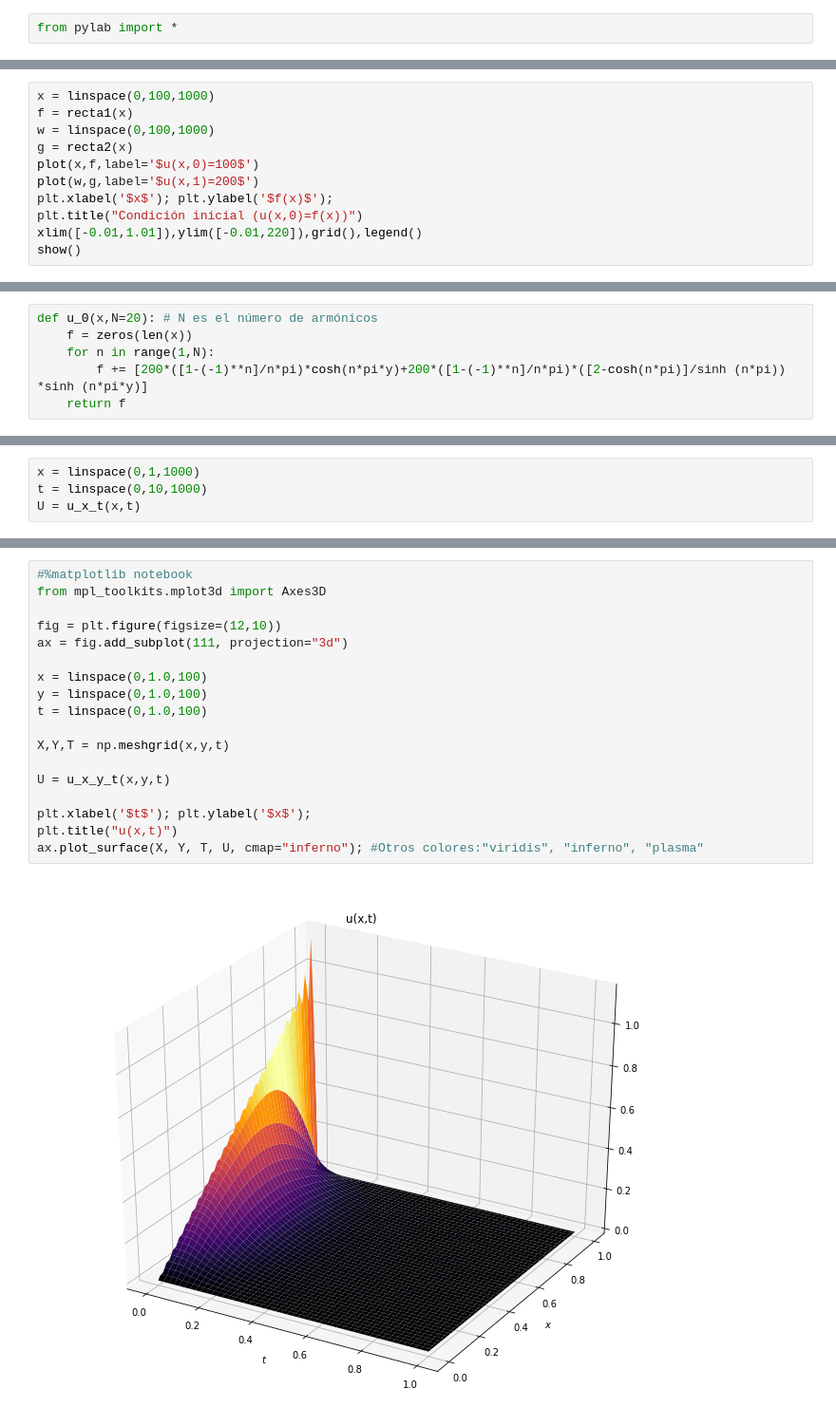
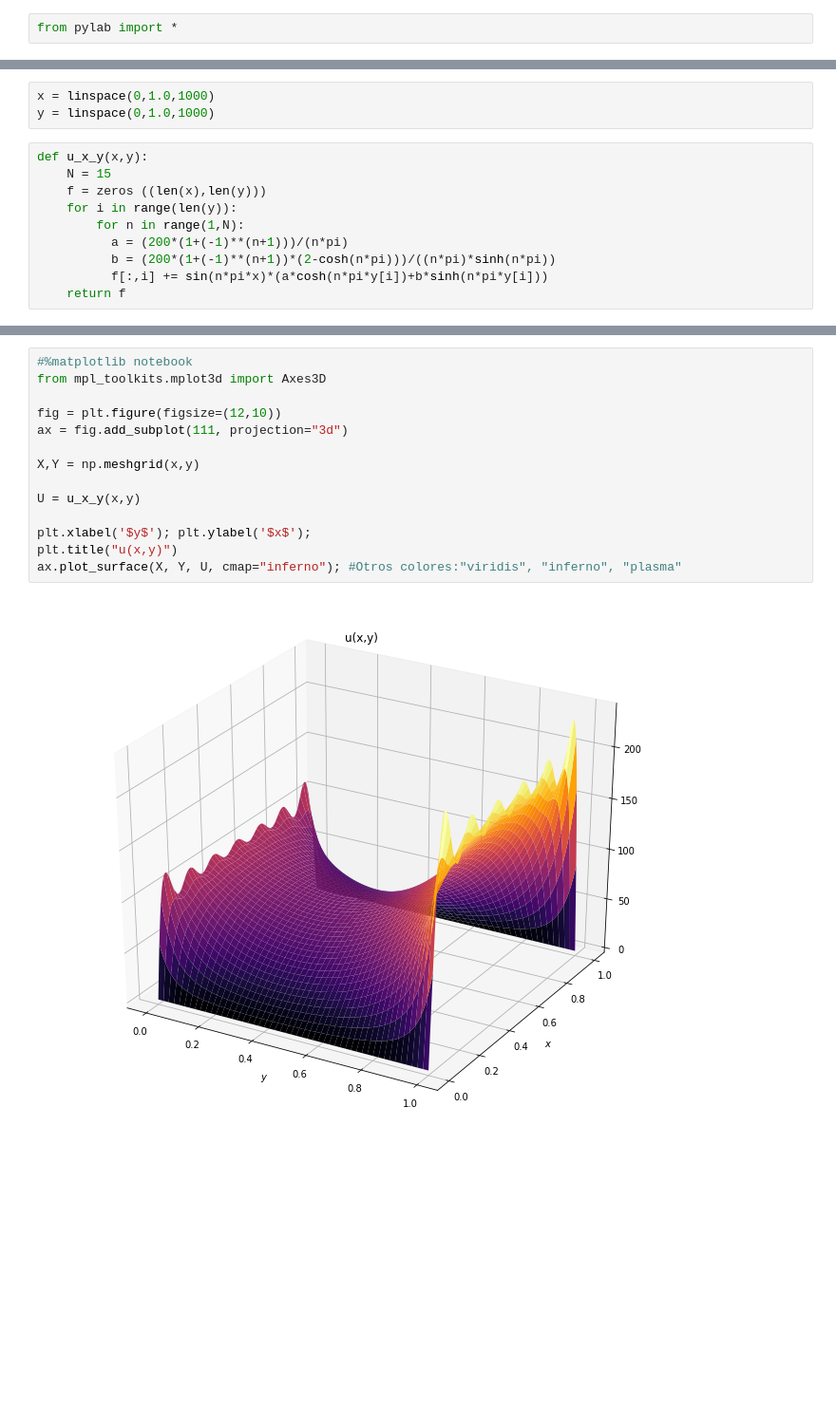
Before and after one commit to Alansanchez19/Ejercicios-Edp, a Jupyter notebook: Ejercicio_a).ipynb, the cells around one changed output, grey strips where cells are left out. Shown at 95% size. Drawn from its saved outputs; the diff is of its cells as text; blank space fills up the shorter version.

```diff
--- a/Ejercicio_a).ipynb
+++ b/Ejercicio_a).ipynb
@@ -34,11 +23,0 @@ def recta2(x):
-# %%
-x = linspace(0,100,1000)
-f = recta1(x)
-w = linspace(0,100,1000)
-g = recta2(x)
-plot(x,f,label='$u(x,0)=100$')
-plot(w,g,label='$u(x,1)=200$')
-plt.xlabel('$x$'); plt.ylabel('$f(x)$');
-plt.title("Condición inicial (u(x,0)=f(x))")
-xlim([-0.01,1.01]),ylim([-0.01,220]),grid(),legend()
-show()
@@ -49,6 +24,13 @@ Usamos una serie de Fourier para aproximar la condición inicial $u(x,0)=100$ y
+# %%
+x = linspace(0,1.0,1000)
+y = linspace(0,1.0,1000)
 # %%
-def u_0(x,N=20): # N es el número de armónicos
-    f = zeros(len(x))
-    for n in range(1,N):
-        f += [200*([1-(-1)**n]/n*pi)*cosh(n*pi*y)+200*([1-(-1)**n]/n*pi)*([2-cosh(n*pi)]/sinh (n*pi)) *sinh (n*pi*y)]
+def u_x_y(x,y):
+    N = 15
+    f = zeros ((len(x),len(y)))
+    for i in range(len(y)):
+        for n in range(1,N):
+          a = (200*(1+(-1)**(n+1)))/(n*pi)
+          b = (200*(1+(-1)**(n+1))*(2-cosh(n*pi)))/((n*pi)*sinh(n*pi))
+          f[:,i] += sin(n*pi*x)*(a*cosh(n*pi*y[i])+b*sinh(n*pi*y[i]))
     return f
@@ -111,4 +36,0 @@ def u_x_t(x,t,N=50):
-# %%
-x = linspace(0,1,1000)
-t = linspace(0,10,1000)
-U = u_x_t(x,t)
@@ -142,20 +39,16 @@ Y podemos ver esto en una gráfica en 3D.
 # %%
 #%matplotlib notebook
 from mpl_toolkits.mplot3d import Axes3D
 
 fig = plt.figure(figsize=(12,10))
 ax = fig.add_subplot(111, projection="3d")
 
-x = linspace(0,1.0,100)
-y = linspace(0,1.0,100)
-t = linspace(0,1.0,100)
+X,Y = np.meshgrid(x,y)
 
-X,Y,T = np.meshgrid(x,y,t)
+U = u_x_y(x,y)
 
-U = u_x_y_t(x,y,t)
-
-plt.xlabel('$t$'); plt.ylabel('$x$');
-plt.title("u(x,t)")
-ax.plot_surface(X, Y, T, U, cmap="inferno"); #Otros colores:"viridis", "inferno", "plasma"
+plt.xlabel('$y$'); plt.ylabel('$x$');
+plt.title("u(x,y)")
+ax.plot_surface(X, Y, U, cmap="inferno"); #Otros colores:"viridis", "inferno", "plasma"
 # %% [output]
-[figure, old version]
+[figure, new version]
```
Also changed, not shown: parts of 21 cells of this notebook.
